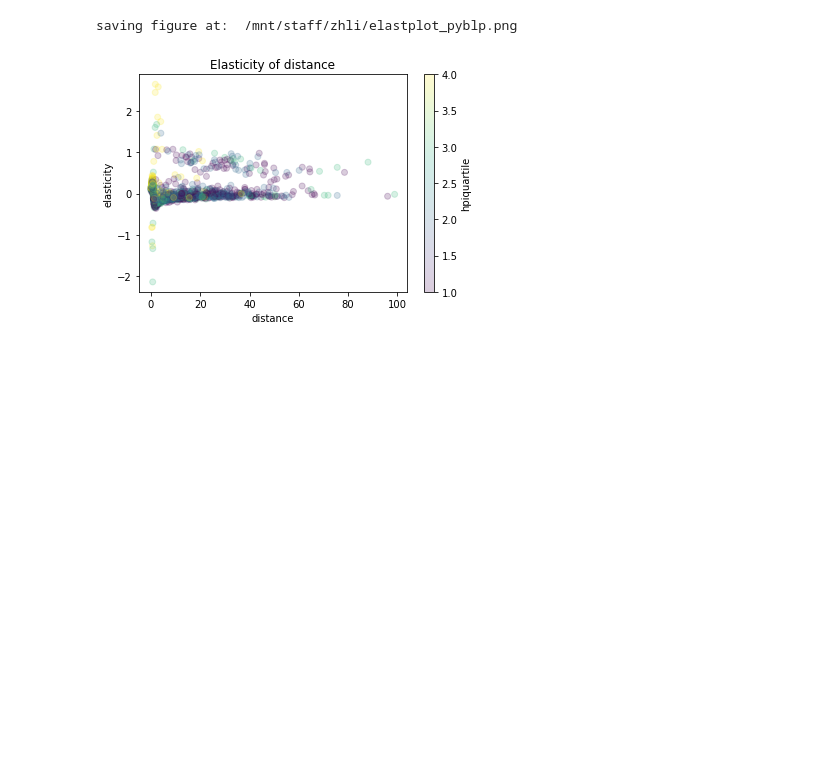
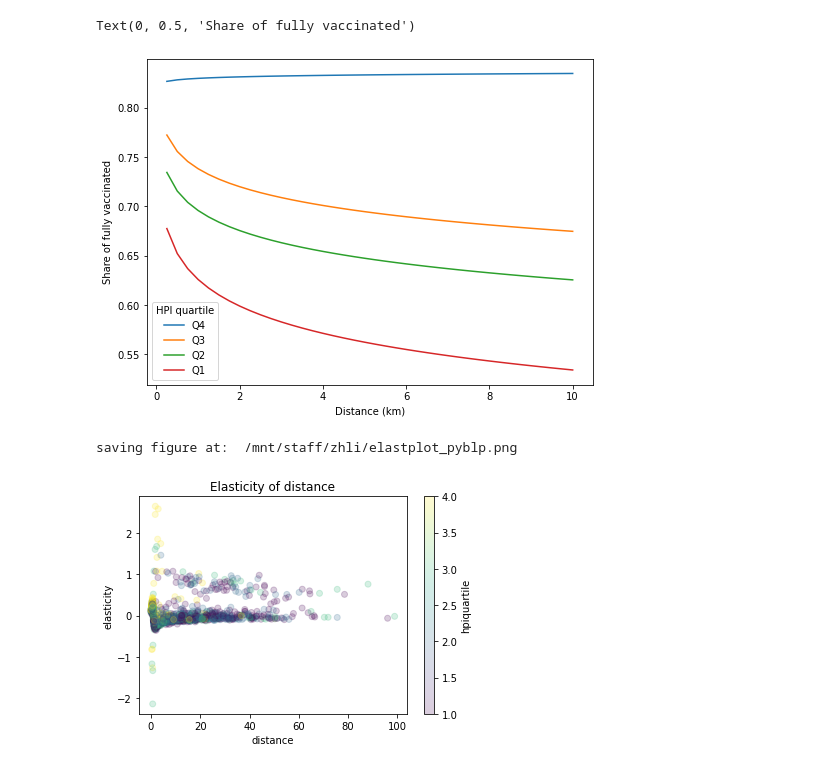
Before and after one commit to juanhu96/Demo, a Jupyter notebook: plotelast.ipynb, the cells around one changed output. Saved outputs shown, nothing was run; the diff lists cells and outputs as text; code cells hidden in the pictures; blank space fills up the shorter version.

Commit message:
margins, mostly wrong

```diff
--- a/plotelast.ipynb
+++ b/plotelast.ipynb
@@ -4,6 +4,29 @@ import numpy as np
 import matplotlib.pyplot as plt
 
 datadir = "/export/storage_adgandhi/MiscLi/VaccineDemandLiGandhi/Data"
+# %%
+df_marg = pd.read_csv(f"{datadir}/Analysis/demest_margins.csv")
+df_marg['logdist'] = np.log(df_marg['dist'])
+# # plot shares by hpi quartile
+df_marg['hpiquartile'] = df_marg['hpiquartile'].astype('category')
+df_marg['hpiquartile'] = df_marg['hpiquartile'].cat.reorder_categories([4,3,2,1])
+df_marg['hpiquartile'] = df_marg['hpiquartile'].cat.rename_categories(['Q4','Q3','Q2','Q1'])
+# make x ticks
+
+fig, ax = plt.subplots(figsize=(8,6))
+for name, group in df_marg.groupby('hpiquartile'):
+    group.plot(x='dist', y='shares', ax=ax, label=name)
+
+xvals = np.unique(df_marg['dist'])
+ax.legend(title='HPI quartile')
+# ax.set_xticks(xvals)
+# ax.set_xticklabels(np.round(xvals, 1))
+ax.set_xlabel('Distance (km)')
+ax.set_ylabel('Share of fully vaccinated')
+# ax.set_ylim(0.5,1)
+# %% [output]
+Text(0, 0.5, 'Share of fully vaccinated')
+[figure, added]
 # %%
 df = pd.read_csv(f"{datadir}/Analysis/demest_pyblp.csv")
 # %%
```
Also changed, not shown: 7 other files.
